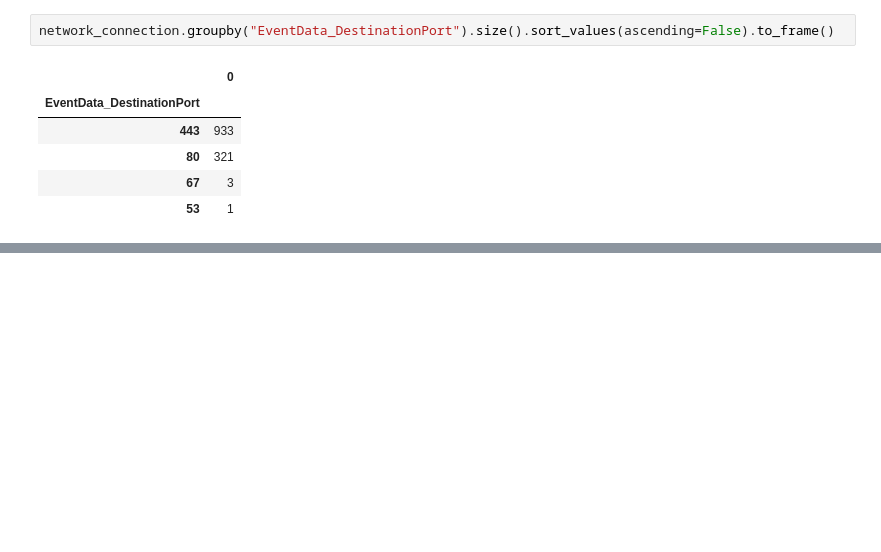
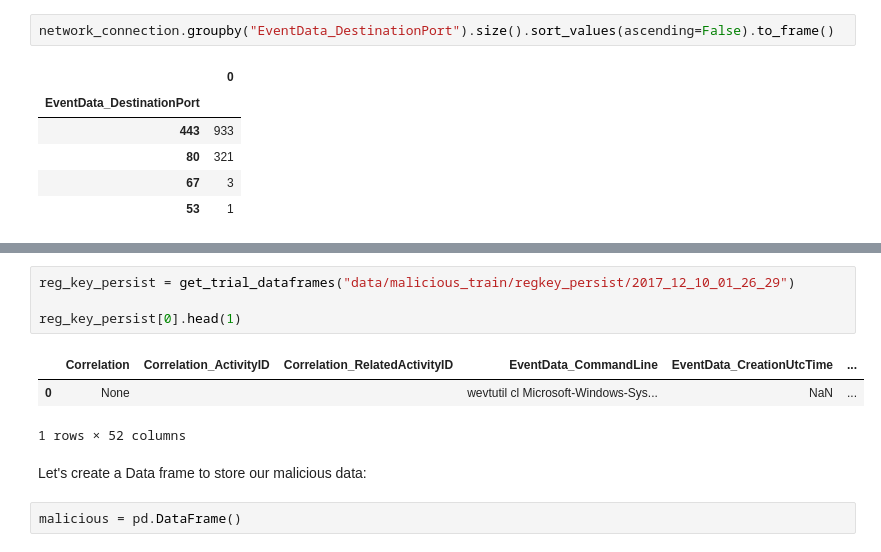
Before and after one commit to ckc5800/detecting_malicious_activity, a Jupyter notebook: ml_csec_applications.ipynb, the cells around one changed output, grey strips where cells are left out. Cells and saved outputs as stored; diff of their text form; blank space fills up the shorter version.

```diff
--- a/ml_csec_applications.ipynb
+++ b/ml_csec_applications.ipynb
@@ -621,0 +696,12 @@ python vm_copy_run_reset.py --path ../malware/dist/regkey_persistence
+# %%
+reg_key_persist = get_trial_dataframes("data/malicious_train/regkey_persist/2017_12_10_01_26_29")
+
+reg_key_persist[0].head(1)
+# %% [output]
+|  | Correlation | Correlation_ActivityID | Correlation_RelatedActivityID | EventData_CommandLine | EventData_CreationUtcTime | ... |
+| 0 | None |  |  | wevtutil cl Microsoft-Windows-Sys... | NaN | ... |
+1 rows × 52 columns
+# %% [markdown]
+Let's create a Data frame to store our malicious data:
+# %%
+malicious = pd.DataFrame()
```
Also changed, not shown: parts of 11 cells of this notebook.
